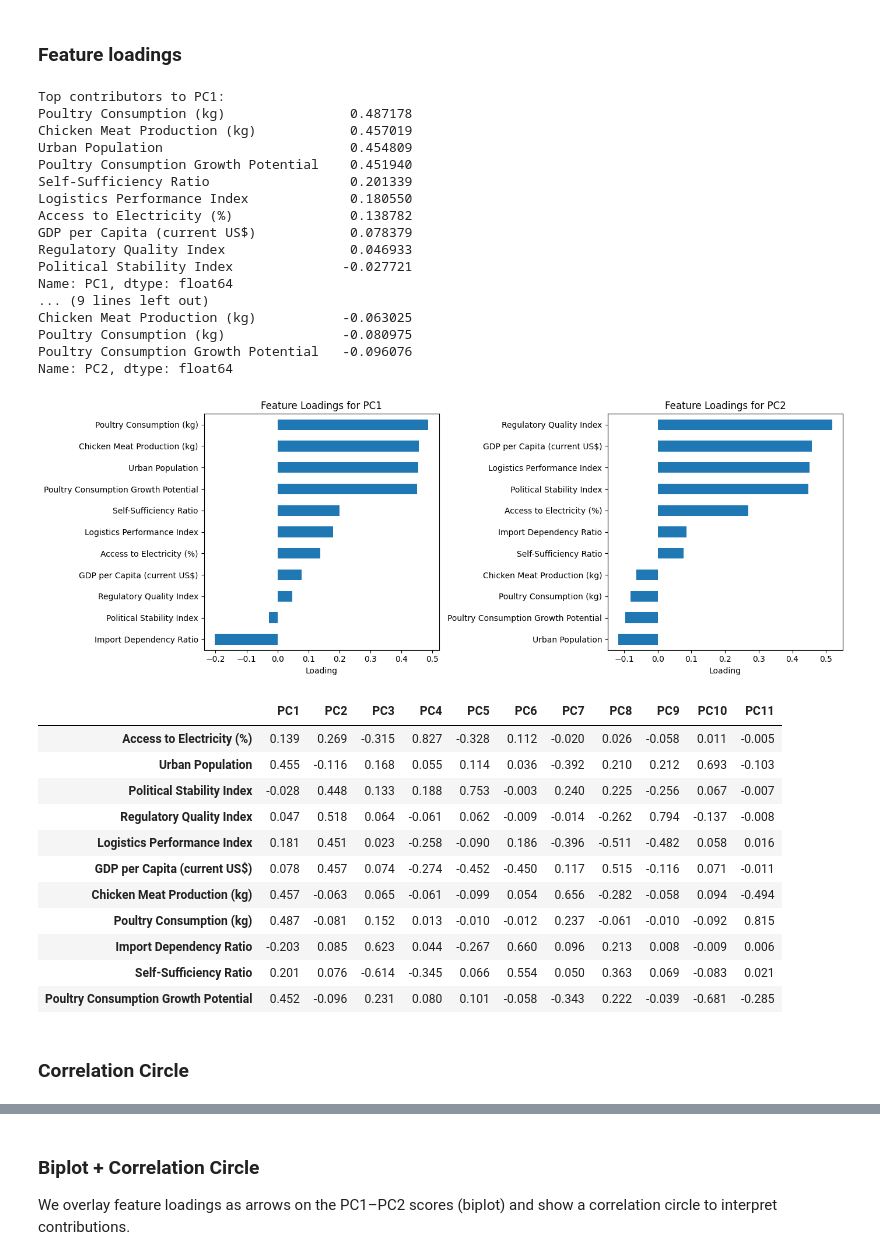
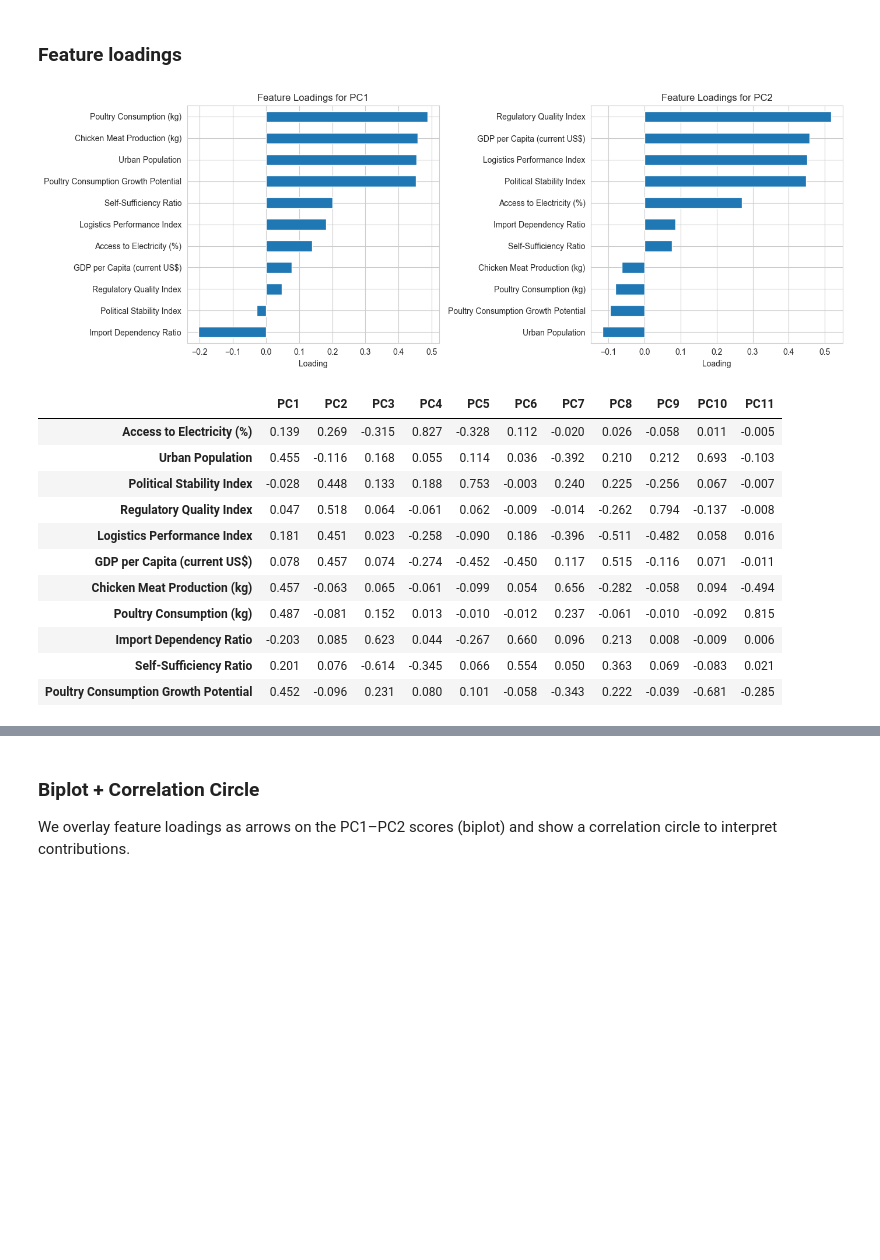
Before and after one commit to makokuzii/Produisez-une-etude-de-marche, a Jupyter notebook: acp_et_clustering.ipynb, the cells around one changed output, grey strips where cells are left out. Cells and saved outputs as stored; diff of their text form; code cells hidden in the pictures; blank space fills up the shorter version.

```diff
--- a/acp_et_clustering.ipynb
+++ b/acp_et_clustering.ipynb
@@ -2,12 +2,23 @@
 ## Import libraries
 # %%
 import pandas as pd
+import numpy as np
 import warnings
 import matplotlib.pyplot as plt
 import seaborn as sns
-import numpy as np
+import plotly.express as px
+import plotly.graph_objects as go
+from sklearn.preprocessing import StandardScaler, MinMaxScaler
+from sklearn.decomposition import PCA
+from sklearn.cluster import KMeans
+from sklearn.metrics import silhouette_score, davies_bouldin_score, calinski_harabasz_score
+from scipy.cluster.hierarchy import dendrogram, linkage, fcluster
 
 warnings.filterwarnings('ignore')
+
+# Set style for better visualizations
+sns.set_style("whitegrid")
+plt.rcParams['figure.dpi'] = 100
 # %%
 df = pd.read_csv('data/cleaned_chicken_market_study_data.csv', sep=',')
 df.head()
@@ -237,21 +252,0 @@ Poultry Consumption Growth Potential  0.889 -0.175
-# %%
-
-# Scree Plot to justify number of components
-pca_full = PCA()
-pca_full.fit(X_scaled)
-explained_variance = pca_full.explained_variance_ratio_
-cumulative_variance = explained_variance.cumsum()
-
-plt.figure(figsize=(10, 6))
-plt.plot(range(1, len(explained_variance) + 1), cumulative_variance, marker='o', linestyle='--')
-plt.title('Scree Plot: Cumulative Explained Variance')
-plt.xlabel('Number of Principal Components')
-plt.ylabel('Cumulative Explained Variance')
-plt.grid(True)
-plt.axhline(y=0.8, color='r', linestyle='-', label='80% Explained Variance')
-plt.legend()
-plt.show()
-
-# Display explained variance for first few components
-for i, var in enumerate(explained_variance[:5]):
-    print(f"PC{i+1}: {var:.2%} (Cumulative: {cumulative_variance[i]:.2%})")
@@ -318,49 +308,24 @@ fig.show()
 # %%
 # Feature loadings (contribution of each original feature to PCs)
 loadings = pd.DataFrame(
     pca.components_.T,
     index=numeric_cols,
     columns=[f'PC{i+1}' for i in range(len(numeric_cols))]
 )
-
-# Show top contributing features for PC1 and PC2
-for i in range(2):
-    pc_name = f'PC{i+1}'
-    print(f"Top contributors to {pc_name}:")
-    print(loadings[pc_name].sort_values(ascending=False).head(10))
-    print()
-
 # Visualize loadings for PC1 & PC2
 fig, axes = plt.subplots(1, 2, figsize=(14, 5))
 for i, ax in enumerate(axes[:2]):
     pc_name = f'PC{i+1}'
     loading_sorted = loadings[pc_name].sort_values()
     loading_sorted.plot(kind='barh', ax=ax)
     ax.set_title(f'Feature Loadings for {pc_name}')
     ax.set_xlabel('Loading')
 plt.tight_layout()
 plt.show()
 
 loadings.round(3)
 # %% [output]
-Top contributors to PC1:
-Poultry Consumption (kg)                0.487178
-Chicken Meat Production (kg)            0.457019
-Urban Population                        0.454809
-Poultry Consumption Growth Potential    0.451940
-Self-Sufficiency Ratio                  0.201339
-Logistics Performance Index             0.180550
-Access to Electricity (%)               0.138782
-GDP per Capita (current US$)            0.078379
-Regulatory Quality Index                0.046933
-Political Stability Index              -0.027721
-Name: PC1, dtype: float64
-... (9 lines left out)
-Chicken Meat Production (kg)           -0.063025
-Poultry Consumption (kg)               -0.080975
-Poultry Consumption Growth Potential   -0.096076
-Name: PC2, dtype: float64
-[figure, old version]
+[figure, new version]
 |  | PC1 | PC2 | PC3 | PC4 | PC5 | PC6 | PC7 | PC8 | PC9 | PC10 | PC11 |
 | Access to Electricity (%) | 0.139 | 0.269 | -0.315 | 0.827 | -0.328 | 0.112 | -0.020 | 0.026 | -0.058 | 0.011 | -0.005 |
 | Urban Population | 0.455 | -0.116 | 0.168 | 0.055 | 0.114 | 0.036 | -0.392 | 0.210 | 0.212 | 0.693 | -0.103 |
@@ -373,5 +338,3 @@ Name: PC2, dtype: float64
 | Import Dependency Ratio | -0.203 | 0.085 | 0.623 | 0.044 | -0.267 | 0.660 | 0.096 | 0.213 | 0.008 | -0.009 | 0.006 |
 | Self-Sufficiency Ratio | 0.201 | 0.076 | -0.614 | -0.345 | 0.066 | 0.554 | 0.050 | 0.363 | 0.069 | -0.083 | 0.021 |
 | Poultry Consumption Growth Potential | 0.452 | -0.096 | 0.231 | 0.080 | 0.101 | -0.058 | -0.343 | 0.222 | -0.039 | -0.681 | -0.285 |
-# %% [markdown]
-### Correlation Circle
```
Also changed, not shown: parts of 28 cells of this notebook, 1 other file.
